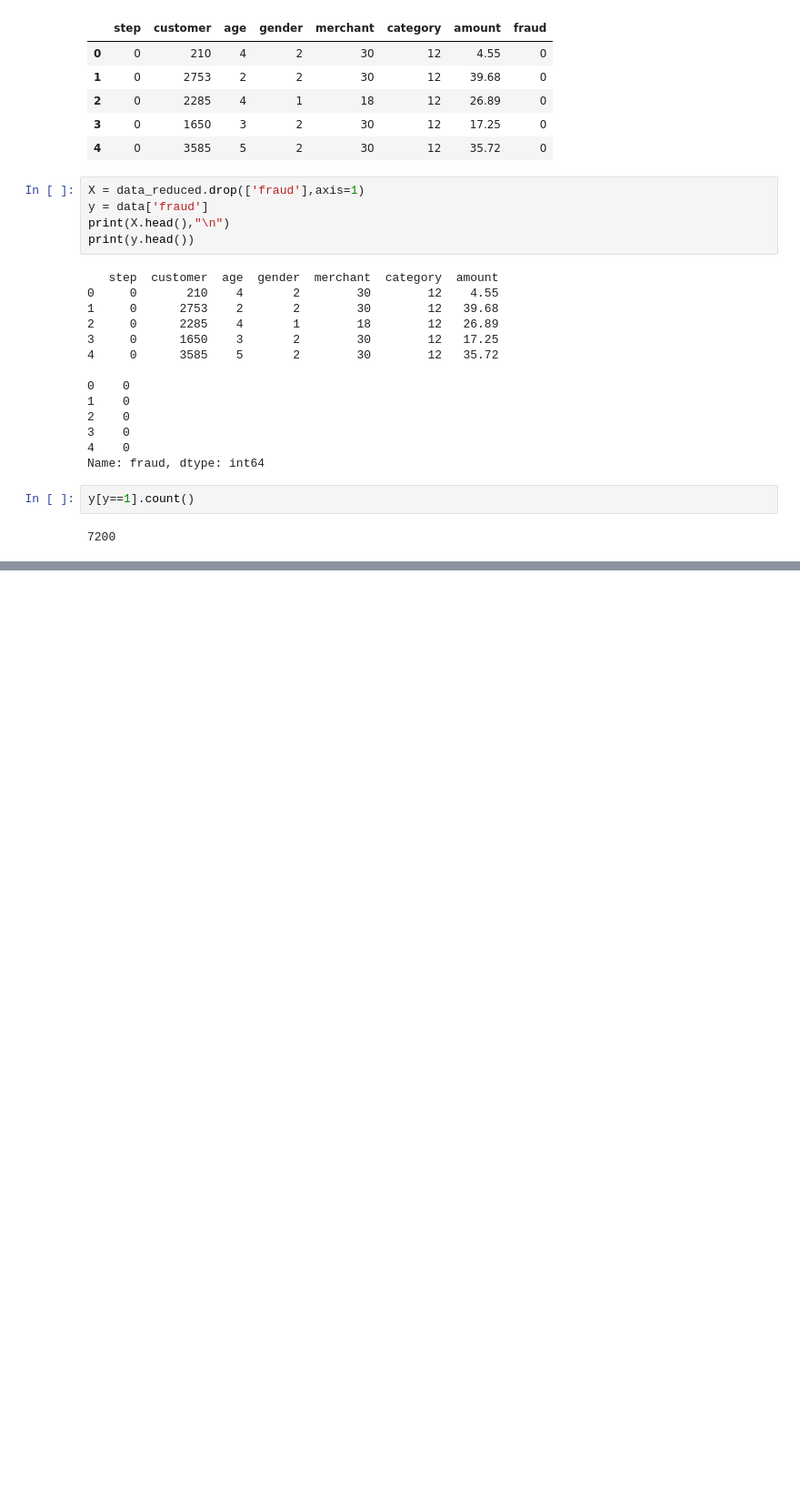
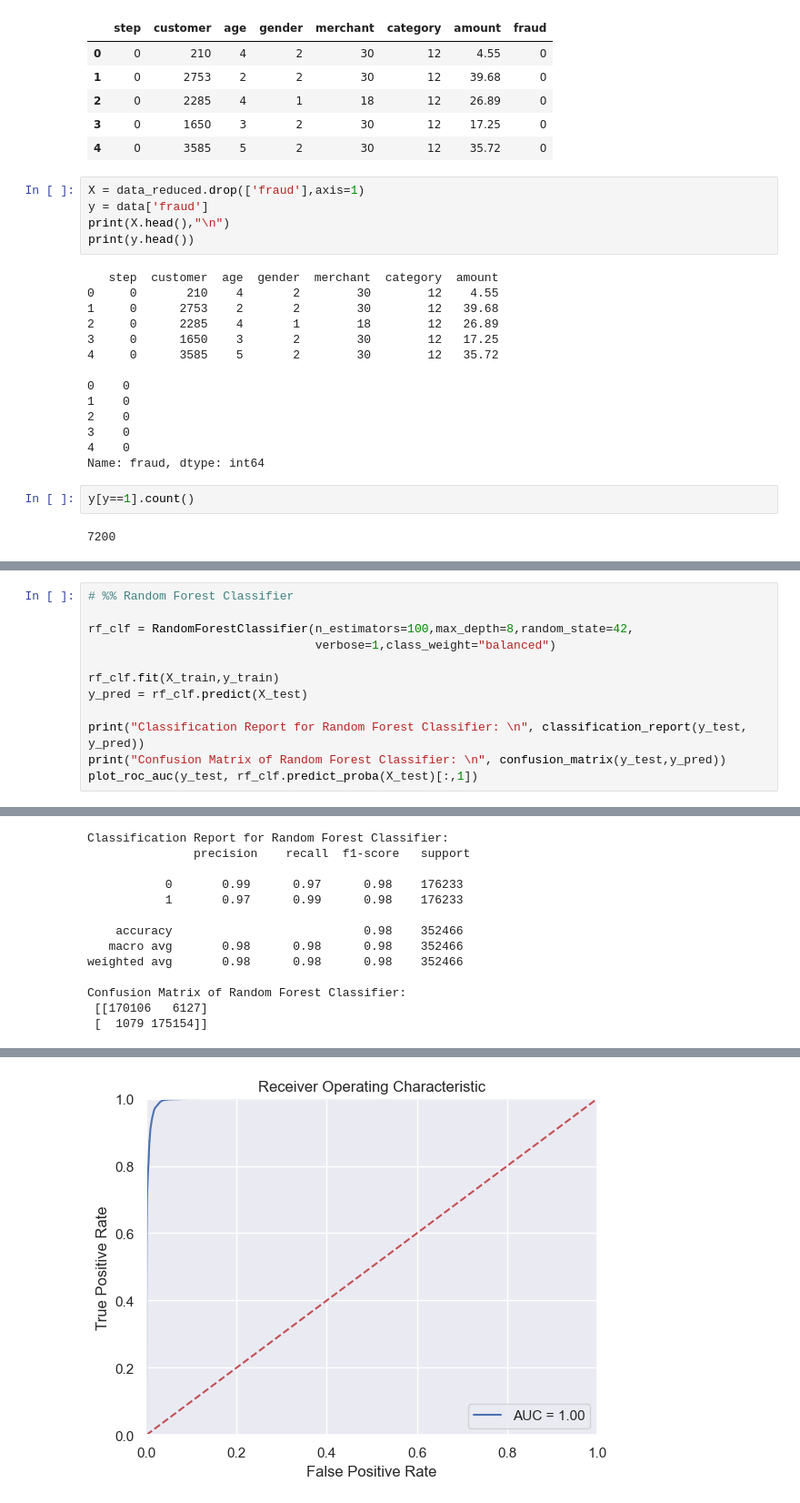
Before and after one commit to bpranav21/fraud-detection, a Jupyter notebook: Fraud Detection.ipynb, the cells around one changed output, grey strips where cells are left out. Shown at 91% size. Cells and saved outputs as stored; diff of their text form; blank space fills up the shorter version.

```diff
--- a/Fraud Detection.ipynb
+++ b/Fraud Detection.ipynb
@@ -194,0 +261,13 @@ y[y==1].count()
+# %%
+# %% Random Forest Classifier
+
+rf_clf = RandomForestClassifier(n_estimators=100,max_depth=8,random_state=42,
+                                verbose=1,class_weight="balanced")
+
+rf_clf.fit(X_train,y_train)
+y_pred = rf_clf.predict(X_test)
+
+print("Classification Report for Random Forest Classifier: \n", classification_report(y_test, y_pred))
+print("Confusion Matrix of Random Forest Classifier: \n", confusion_matrix(y_test,y_pred))
+plot_roc_auc(y_test, rf_clf.predict_proba(X_test)[:,1])
+# %% [output]
@@ -194,0 +276,13 @@ y[y==1].count()
+Classification Report for Random Forest Classifier:
+               precision    recall  f1-score   support
+
+           0       0.99      0.97      0.98    176233
+           1       0.97      0.99      0.98    176233
+
+    accuracy                           0.98    352466
+   macro avg       0.98      0.98      0.98    352466
+weighted avg       0.98      0.98      0.98    352466
+
+Confusion Matrix of Random Forest Classifier:
+ [[170106   6127]
+ [  1079 175154]]
@@ -194,0 +290 @@ y[y==1].count()
+[figure, added]
```
Also changed, not shown: parts of 8 cells of this notebook.
